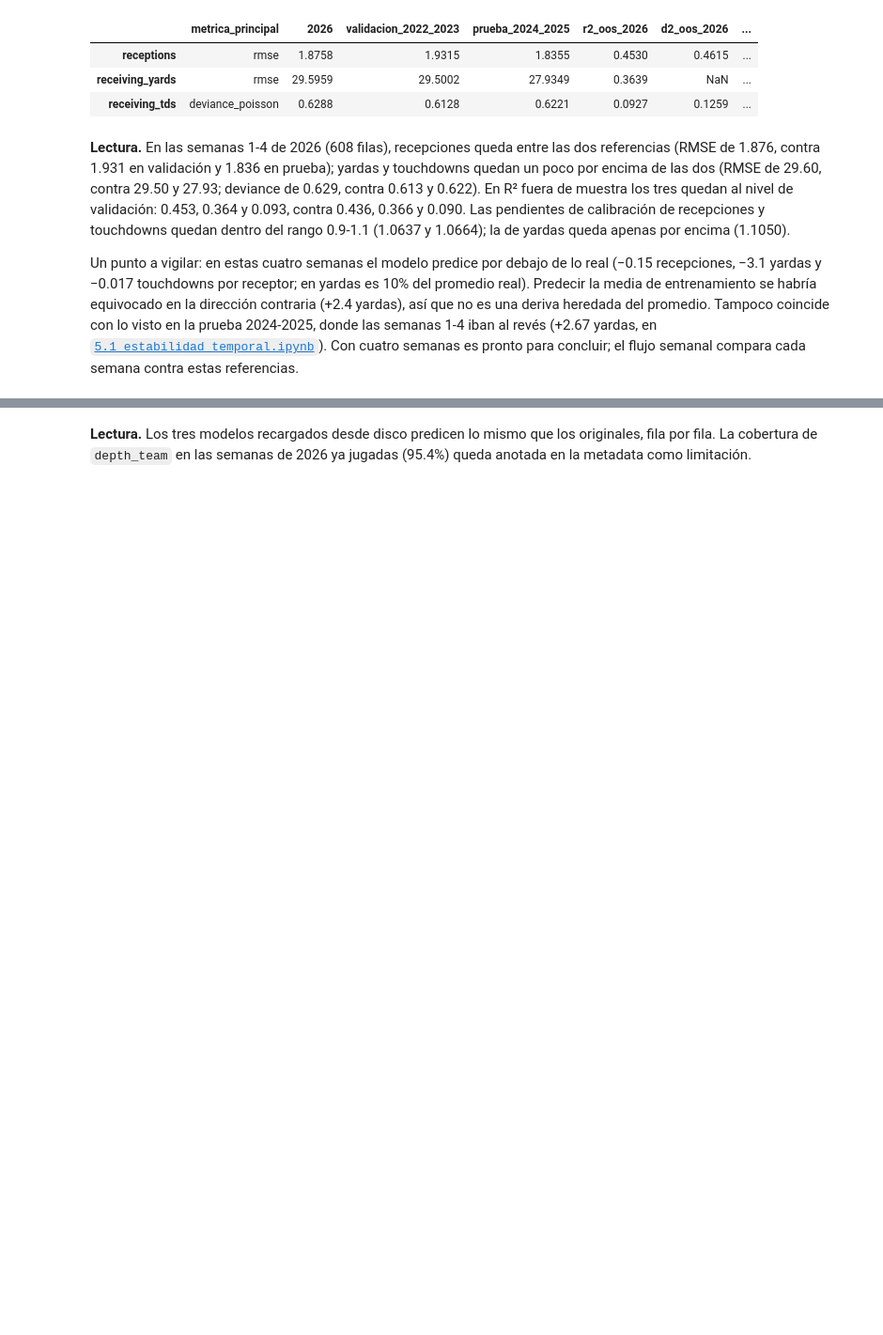
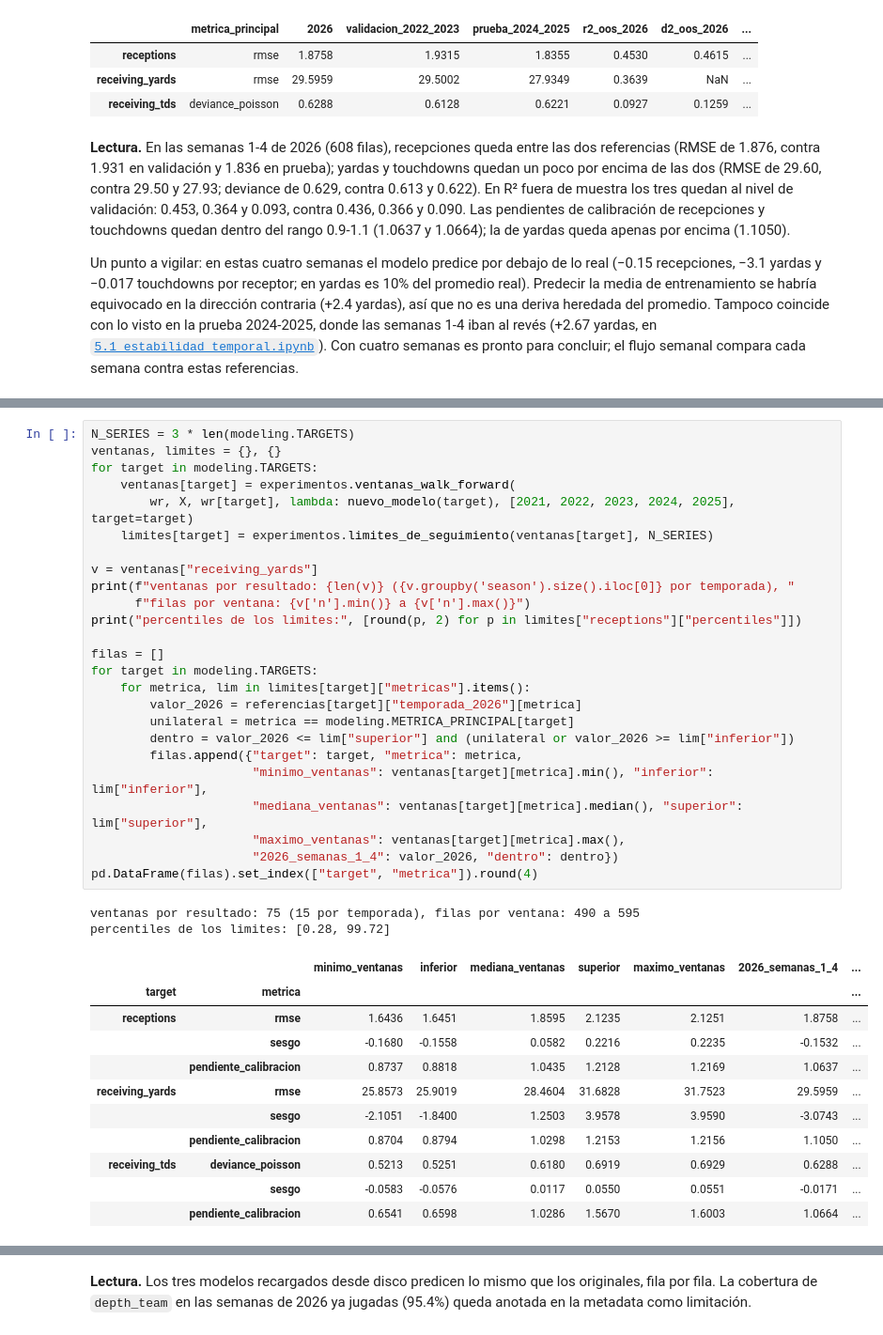
Before and after one commit to r-illescas84/sportsLab_NFLFantasy_projection, a Jupyter notebook: weekly/wr/notebooks/6.1_modelo_final_y_temporada_actual.ipynb, the cells around one changed output, grey strips where cells are left out. Shown at 94% size. Cells and saved outputs as stored; diff of their text form; blank space fills up the shorter version.

```diff
--- a/weekly/wr/notebooks/6.1_modelo_final_y_temporada_actual.ipynb
+++ b/weekly/wr/notebooks/6.1_modelo_final_y_temporada_actual.ipynb
@@ -165,0 +186,39 @@ para concluir; el flujo semanal compara cada semana contra estas referencias.
+# %%
+N_SERIES = 3 * len(modeling.TARGETS)
+ventanas, limites = {}, {}
+for target in modeling.TARGETS:
+    ventanas[target] = experimentos.ventanas_walk_forward(
+        wr, X, wr[target], lambda: nuevo_modelo(target), [2021, 2022, 2023, 2024, 2025], target=target)
+    limites[target] = experimentos.limites_de_seguimiento(ventanas[target], N_SERIES)
+
+v = ventanas["receiving_yards"]
+print(f"ventanas por resultado: {len(v)} ({v.groupby('season').size().iloc[0]} por temporada), "
+      f"filas por ventana: {v['n'].min()} a {v['n'].max()}")
+print("percentiles de los limites:", [round(p, 2) for p in limites["receptions"]["percentiles"]])
+
+filas = []
+for target in modeling.TARGETS:
+    for metrica, lim in limites[target]["metricas"].items():
+        valor_2026 = referencias[target]["temporada_2026"][metrica]
+        unilateral = metrica == modeling.METRICA_PRINCIPAL[target]
+        dentro = valor_2026 <= lim["superior"] and (unilateral or valor_2026 >= lim["inferior"])
+        filas.append({"target": target, "metrica": metrica,
+                      "minimo_ventanas": ventanas[target][metrica].min(), "inferior": lim["inferior"],
+                      "mediana_ventanas": ventanas[target][metrica].median(), "superior": lim["superior"],
+                      "maximo_ventanas": ventanas[target][metrica].max(),
+                      "2026_semanas_1_4": valor_2026, "dentro": dentro})
+pd.DataFrame(filas).set_index(["target", "metrica"]).round(4)
+# %% [output]
+ventanas por resultado: 75 (15 por temporada), filas por ventana: 490 a 595
+percentiles de los limites: [0.28, 99.72]
+|  |  | minimo_ventanas | inferior | mediana_ventanas | superior | maximo_ventanas | 2026_semanas_1_4 | ... |
+| target | metrica |  |  |  |  |  |  | ... |
+| receptions | rmse | 1.6436 | 1.6451 | 1.8595 | 2.1235 | 2.1251 | 1.8758 | ... |
+|  | sesgo | -0.1680 | -0.1558 | 0.0582 | 0.2216 | 0.2235 | -0.1532 | ... |
+|  | pendiente_calibracion | 0.8737 | 0.8818 | 1.0435 | 1.2128 | 1.2169 | 1.0637 | ... |
+| receiving_yards | rmse | 25.8573 | 25.9019 | 28.4604 | 31.6828 | 31.7523 | 29.5959 | ... |
+|  | sesgo | -2.1051 | -1.8400 | 1.2503 | 3.9578 | 3.9590 | -3.0743 | ... |
+|  | pendiente_calibracion | 0.8704 | 0.8794 | 1.0298 | 1.2153 | 1.2156 | 1.1050 | ... |
+| receiving_tds | deviance_poisson | 0.5213 | 0.5251 | 0.6180 | 0.6919 | 0.6929 | 0.6288 | ... |
+|  | sesgo | -0.0583 | -0.0576 | 0.0117 | 0.0550 | 0.0551 | -0.0171 | ... |
+|  | pendiente_calibracion | 0.6541 | 0.6598 | 1.0286 | 1.5670 | 1.6003 | 1.0664 | ... |
```
Also changed, not shown: parts of 7 cells of this notebook, 34 other files.
